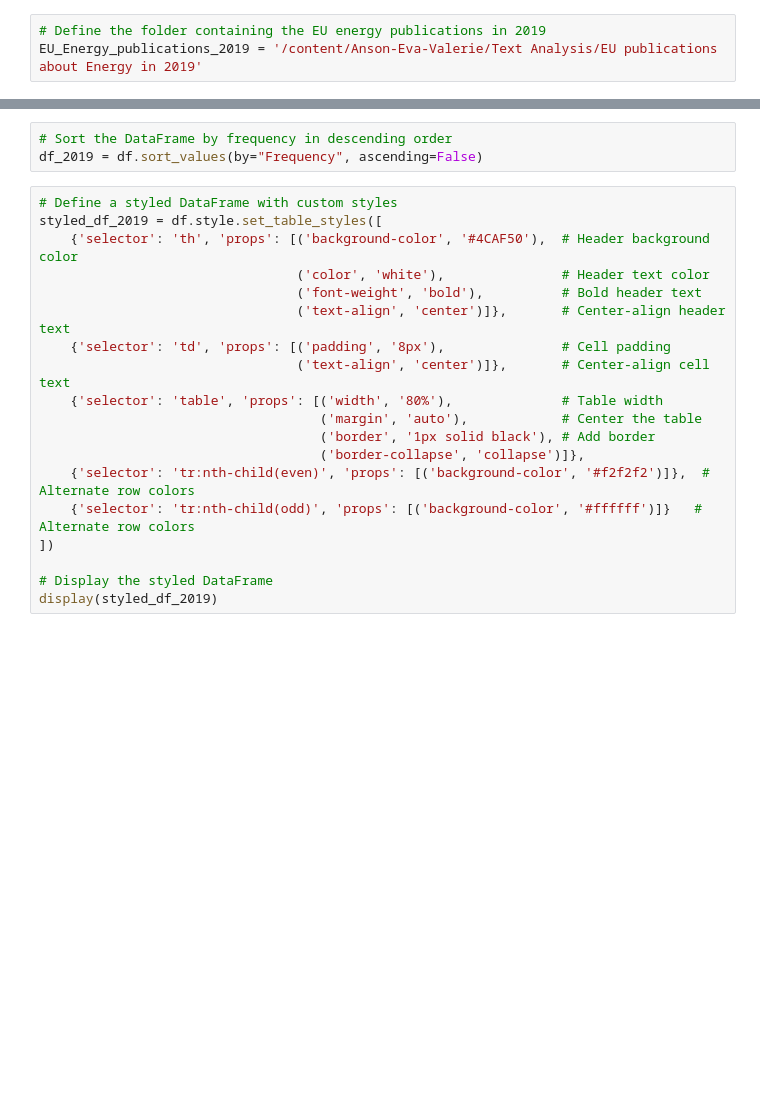
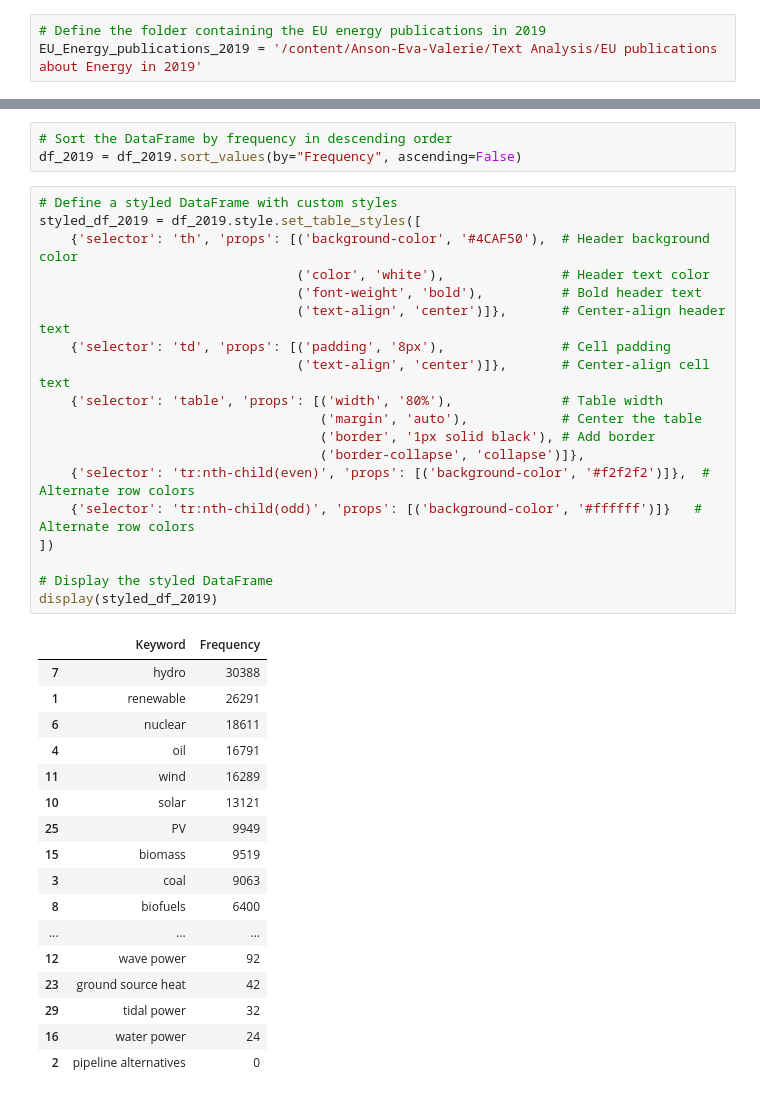
Before and after one commit to Anson422/Anson-Eva-Valerie, a Jupyter notebook: Text Analysis/Code_Text_Analysis.ipynb, the cells around one changed output, grey strips where cells are left out. Cells and saved outputs as stored; diff of their text form; blank space fills up the shorter version.

```diff
--- a/Text Analysis/Code_Text_Analysis.ipynb
+++ b/Text Analysis/Code_Text_Analysis.ipynb
@@ -224,25 +268,43 @@ print(df_2019)
 # %%
 # Sort the DataFrame by frequency in descending order
-df_2019 = df.sort_values(by="Frequency", ascending=False)
+df_2019 = df_2019.sort_values(by="Frequency", ascending=False)
 # %%
 # Define a styled DataFrame with custom styles
-styled_df_2019 = df.style.set_table_styles([
+styled_df_2019 = df_2019.style.set_table_styles([
     {'selector': 'th', 'props': [('background-color', '#4CAF50'),  # Header background color
                                  ('color', 'white'),               # Header text color
                                  ('font-weight', 'bold'),          # Bold header text
                                  ('text-align', 'center')]},       # Center-align header text
     {'selector': 'td', 'props': [('padding', '8px'),               # Cell padding
                                  ('text-align', 'center')]},       # Center-align cell text
     {'selector': 'table', 'props': [('width', '80%'),              # Table width
                                     ('margin', 'auto'),            # Center the table
                                     ('border', '1px solid black'), # Add border
                                     ('border-collapse', 'collapse')]},
     {'selector': 'tr:nth-child(even)', 'props': [('background-color', '#f2f2f2')]},  # Alternate row colors
     {'selector': 'tr:nth-child(odd)', 'props': [('background-color', '#ffffff')]}   # Alternate row colors
 ])
 
 # Display the styled DataFrame
 display(styled_df_2019)
+# %% [output]
+|  | Keyword | Frequency |
+| 7 | hydro | 30388 |
+| 1 | renewable | 26291 |
+| 6 | nuclear | 18611 |
+| 4 | oil | 16791 |
+| 11 | wind | 16289 |
+| 10 | solar | 13121 |
+| 25 | PV | 9949 |
+| 15 | biomass | 9519 |
+| 3 | coal | 9063 |
+| 8 | biofuels | 6400 |
+| ... | ... | ... |
+| 12 | wave power | 92 |
+| 23 | ground source heat | 42 |
+| 29 | tidal power | 32 |
+| 16 | water power | 24 |
+| 2 | pipeline alternatives | 0 |
 # %%
 # Create a bar plot
 plt.figure(figsize=(12, 6))  # Set the figure size
```
Also changed, not shown: parts of 25 cells of this notebook.
